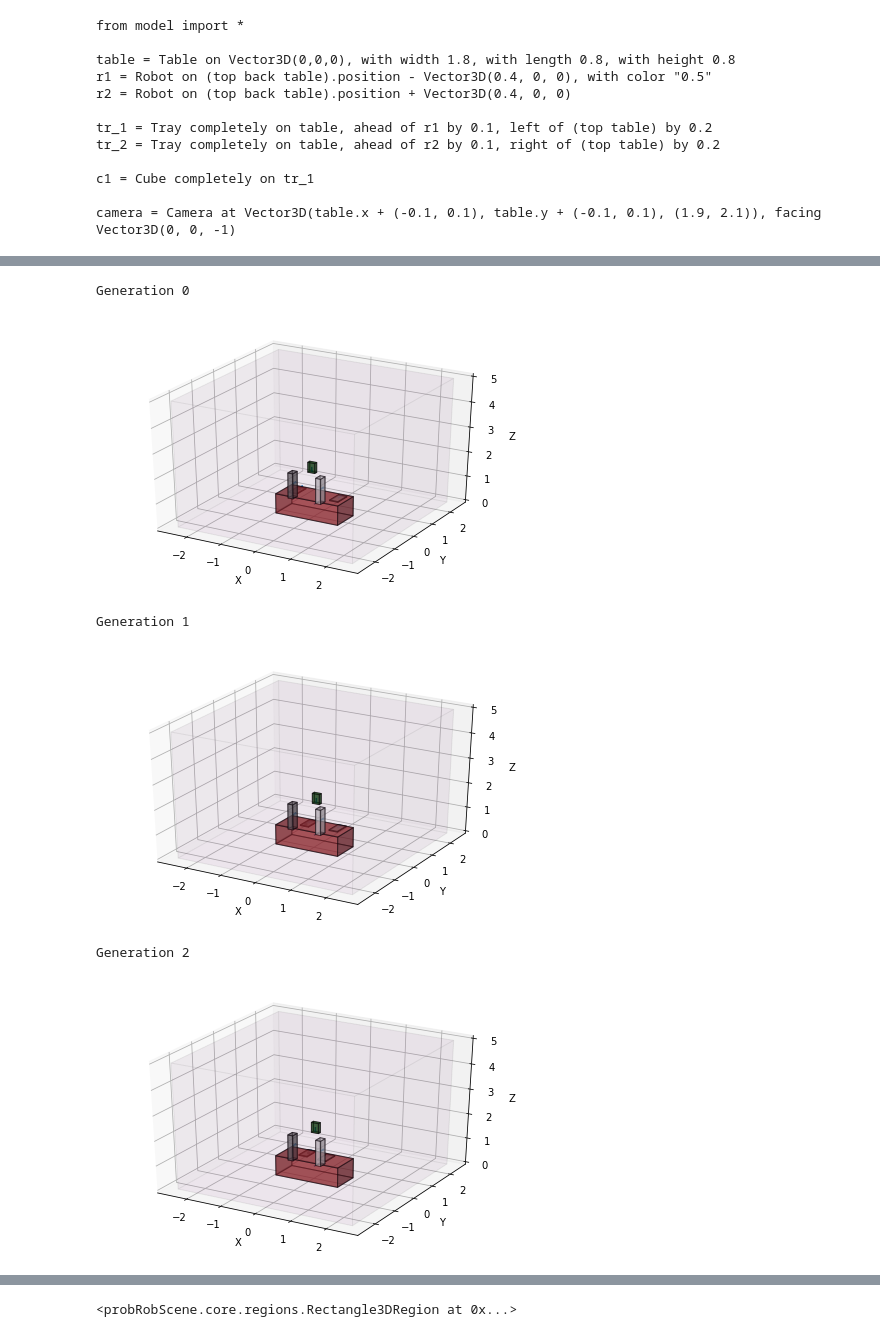
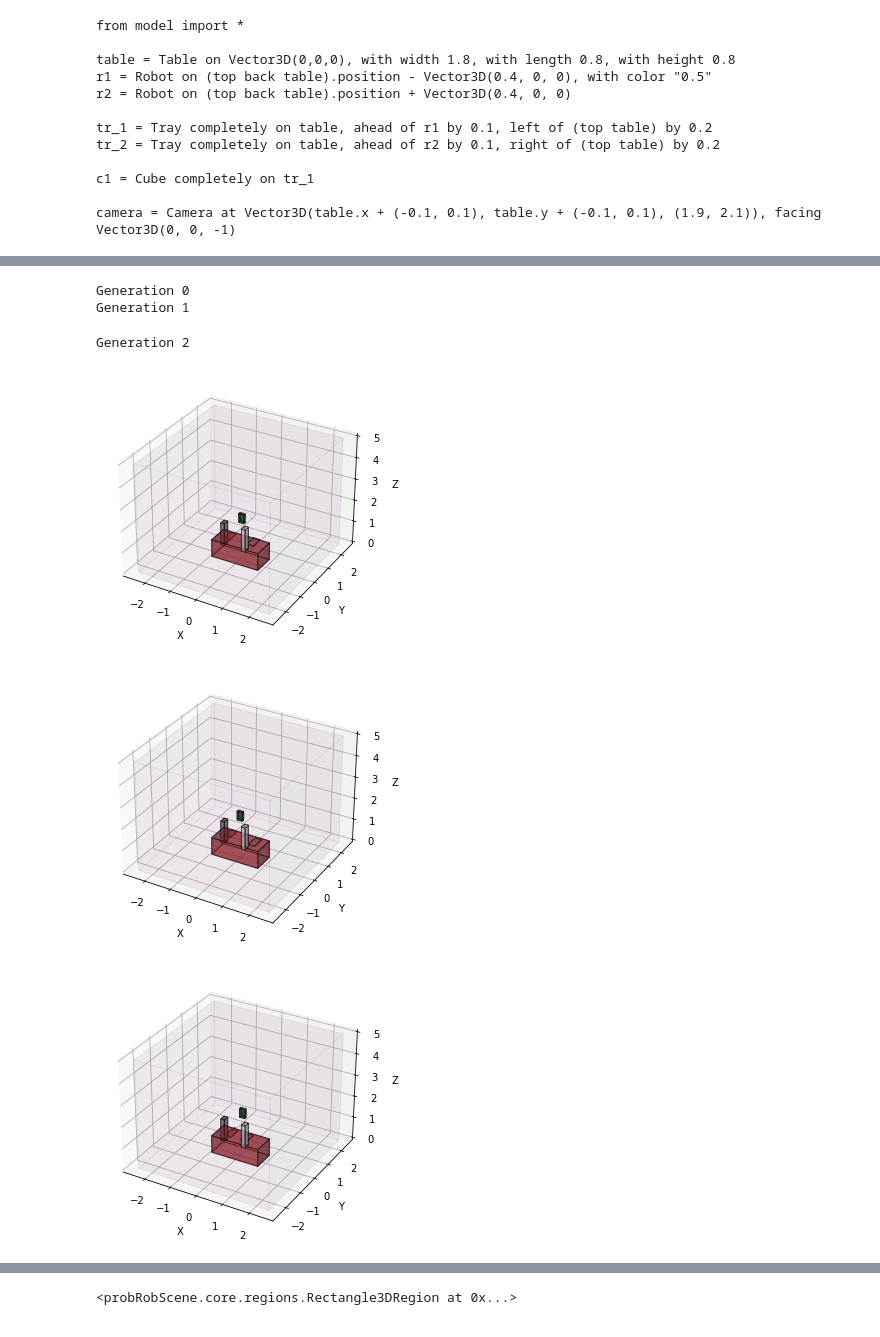
Before and after one commit to mappelgren/TAS-ProbRoBNLP, a Jupyter notebook: notebooks/ProbRobRepresentation.ipynb, the cells around one changed output, grey strips where cells are left out. Cells and saved outputs as stored; diff of their text form; code cells hidden in the pictures.

```diff
--- a/notebooks/ProbRobRepresentation.ipynb
+++ b/notebooks/ProbRobRepresentation.ipynb
@@ -20,25 +18,25 @@ ModuleNotFoundError: No module named 'sly'
 # %%
 import probRobScene
 import numpy as np
 
-scenario = probRobScene.scenario_from_file("/home/mappelgren/Desktop/ProbRobScene/scenarios/tableCube.prs")
+scenario = probRobScene.scenario_from_file("/Users/mattiasappelgren/Desktop/ProbRobScene/scenarios/tableCube.prs")
 
 max_generations = 3
 rejections_per_scene = []
 for i in range(max_generations):
     print(f"Generation {i}")
     ex_world, used_its = scenario.generate(verbosity=2)
     rejections_per_scene.append(used_its)
-    ex_world.show_3d()
+    ex_world.show_3d(save_location=f"test{i}.png")
 #
 avg_rejections = np.average(rejections_per_scene)
 # %% [output]
 Generation 0
+Generation 1
+Generation 2
-[figure, old version]
+[figure, new version]
-Generation 1
-[figure, old version]
+[figure, new version]
-Generation 2
-[figure, old version]
+[figure, new version]
 # %%
 table = scenario.objects[0]
 cube = scenario.objects[5]
```
Also changed, not shown: parts of 10 cells of this notebook, 14 other files.
